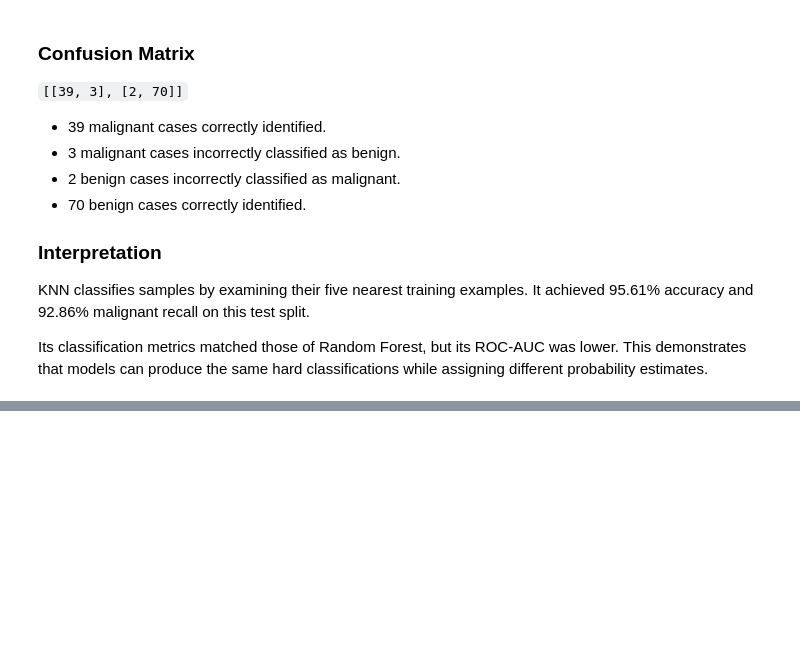
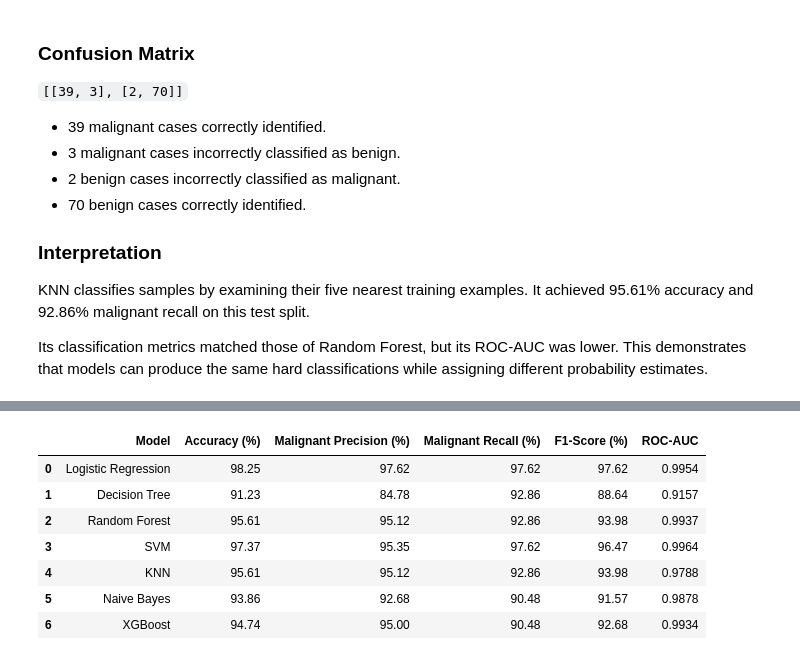
Before and after one commit to Kasyap18/BreastCancer-ML-Classification, a Jupyter notebook: Baseline_Models.ipynb, the cells around one changed output, grey strips where cells are left out. Drawn from its saved outputs; the diff is of its cells as text; code cells hidden in the pictures; blank space fills up the shorter version.

```diff
--- a/Baseline_Models.ipynb
+++ b/Baseline_Models.ipynb
@@ -919,0 +1199,40 @@ Its classification metrics matched those of Random Forest, but its ROC-AUC was l
+# %%
+import pandas as pd
+
+model_comparison = pd.DataFrame({
+    "Model": [
+        "Logistic Regression",
+        "Decision Tree",
+        "Random Forest",
+        "SVM",
+        "KNN",
+        "Naive Bayes",
+        "XGBoost"
+    ],
+    "Accuracy (%)": [
+        98.25, 91.23, 95.61, 97.37, 95.61, 93.86, 94.74
+    ],
+    "Malignant Precision (%)": [
+        97.62, 84.78, 95.12, 95.35, 95.12, 92.68, 95.00
+    ],
+    "Malignant Recall (%)": [
+        97.62, 92.86, 92.86, 97.62, 92.86, 90.48, 90.48
+    ],
+    "F1-Score (%)": [
+        97.62, 88.64, 93.98, 96.47, 93.98, 91.57, 92.68
+    ],
+    "ROC-AUC": [
+        0.9954, 0.9157, 0.9937, 0.9964, 0.9788, 0.9878, 0.9934
+    ]
+})
+
+model_comparison
+# %% [output]
+|  | Model | Accuracy (%) | Malignant Precision (%) | Malignant Recall (%) | F1-Score (%) | ROC-AUC |
+| 0 | Logistic Regression | 98.25 | 97.62 | 97.62 | 97.62 | 0.9954 |
+| 1 | Decision Tree | 91.23 | 84.78 | 92.86 | 88.64 | 0.9157 |
+| 2 | Random Forest | 95.61 | 95.12 | 92.86 | 93.98 | 0.9937 |
+| 3 | SVM | 97.37 | 95.35 | 97.62 | 96.47 | 0.9964 |
+| 4 | KNN | 95.61 | 95.12 | 92.86 | 93.98 | 0.9788 |
+| 5 | Naive Bayes | 93.86 | 92.68 | 90.48 | 91.57 | 0.9878 |
+| 6 | XGBoost | 94.74 | 95.00 | 90.48 | 92.68 | 0.9934 |
```
Also changed, not shown: parts of 19 cells of this notebook.
